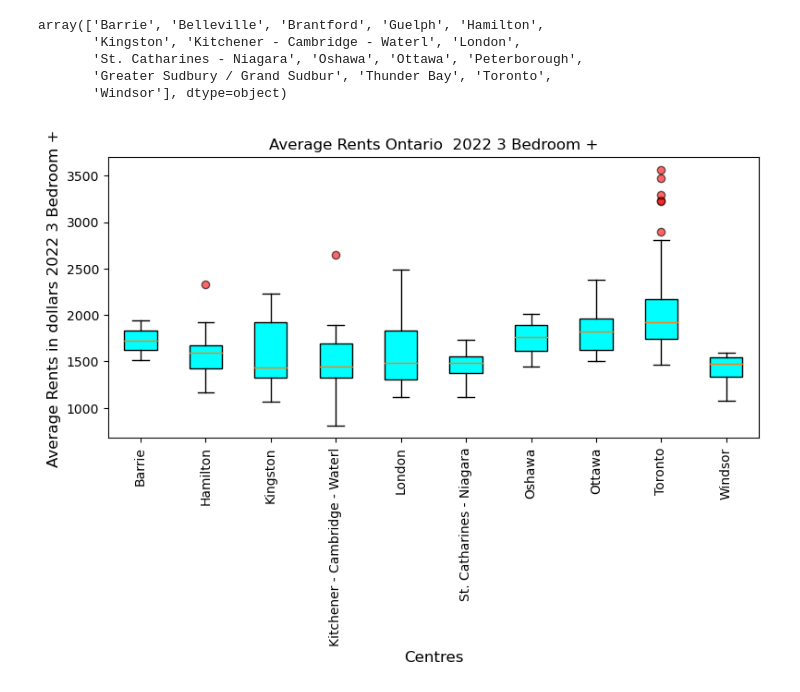
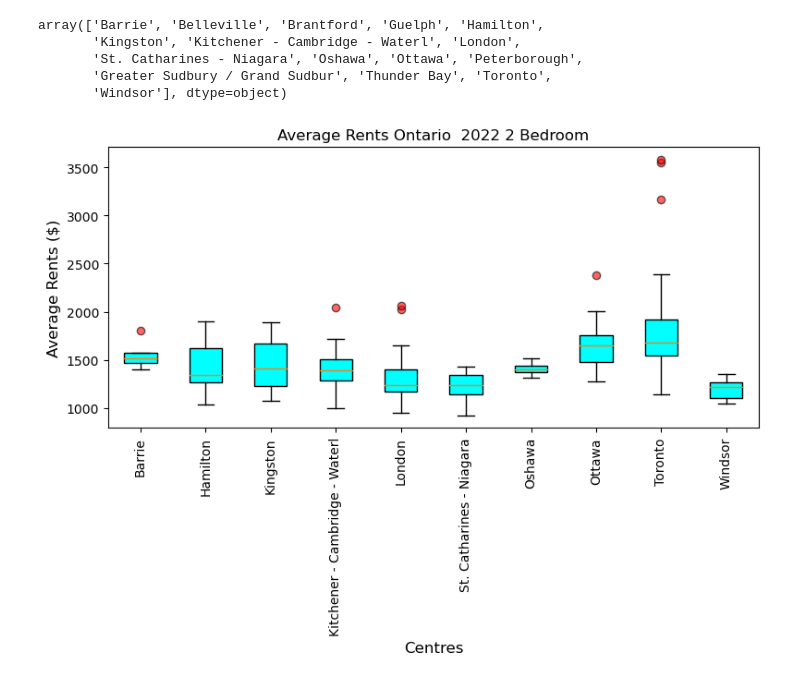
Before and after one commit to joshi-swetam/Rental-Market-Analysis-Project-one, a Jupyter notebook: Box Plots_Rimple/Boxplot_Loop.ipynb, the cells around one changed output. Drawn from its saved outputs; the diff is of its cells as text; code cells hidden in the pictures.

```diff
--- a/Box Plots_Rimple/Boxplot_Loop.ipynb
+++ b/Box Plots_Rimple/Boxplot_Loop.ipynb
@@ -39,7 +39,7 @@ def data_set(filepath,Province,Year,column):
 # %%
 #Check if the function works fine and get the provinces
 Year = 2022
-column = "3 Bedroom +"
+column = "2 Bedroom"
 df_Ontario = data_set(path_rental, "Ont.",Year,column)
 df_Quebec = data_set(path_rental,"Que",Year,column)
 df_BC = data_set(path_rental, "B.C.",Year,column)
@@ -97,22 +97,22 @@ for each in Centre_of_interest:
 # %%
 # plot the data for the province based on the zones
 x_data = Centre_data
 plt.rcParams["figure.figsize"] = [8,6]
 plt.rcParams["figure.autolayout"] = True
 box_plot = plt.boxplot(x = x_data,labels = Centre_of_interest, flierprops = out_patch,patch_artist = True)
 color = ["Cyan"]
 colors = color*len(Centre_of_interest)
 plt.xlabel("Centres",fontsize = 12)
-plt.ylabel(f"Average Rents in dollars {Year} {column}",fontsize = 12,)
+plt.ylabel(f"Average Rents ($)",fontsize = 12,)
 plt.title(f"Average Rents Ontario  {Year} {column}",fontsize = 12)
 plt.xticks(rotation = 90)
 for patch,color in zip(box_plot["boxes"],colors):
     patch.set_facecolor(color)
 plt.savefig(f"Average Rents Ontario {Year} {column}.png")
 plt.tight_layout
 plt.show()
 # %% [output]
-[figure, old version]
+[figure, new version]
 # %%
 # extract data for Toronto
 df_Toronto = df_Ontario[(df_Ontario["Centre"]=="Toronto")]
```
Also changed, not shown: parts of 5 cells of this notebook, 15 other files.
